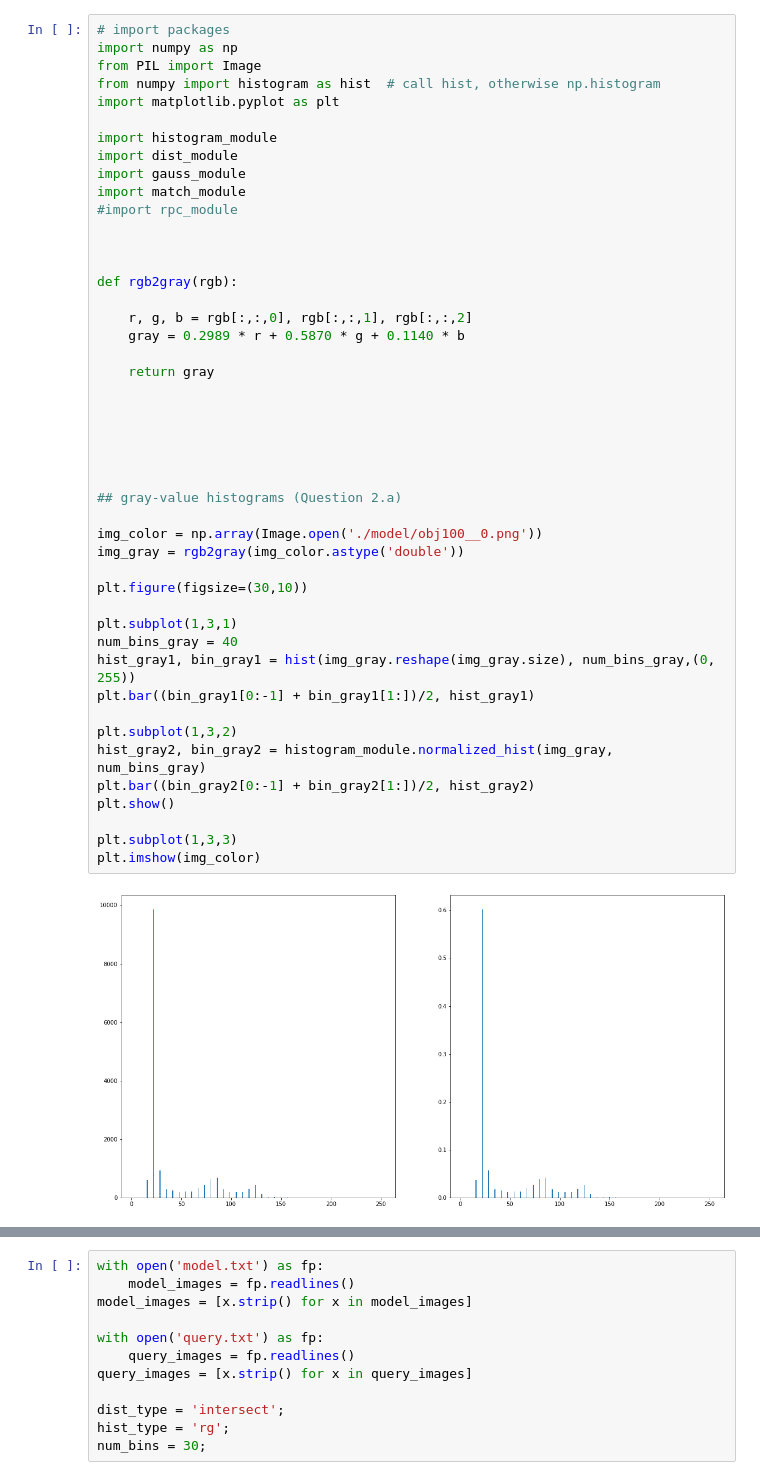
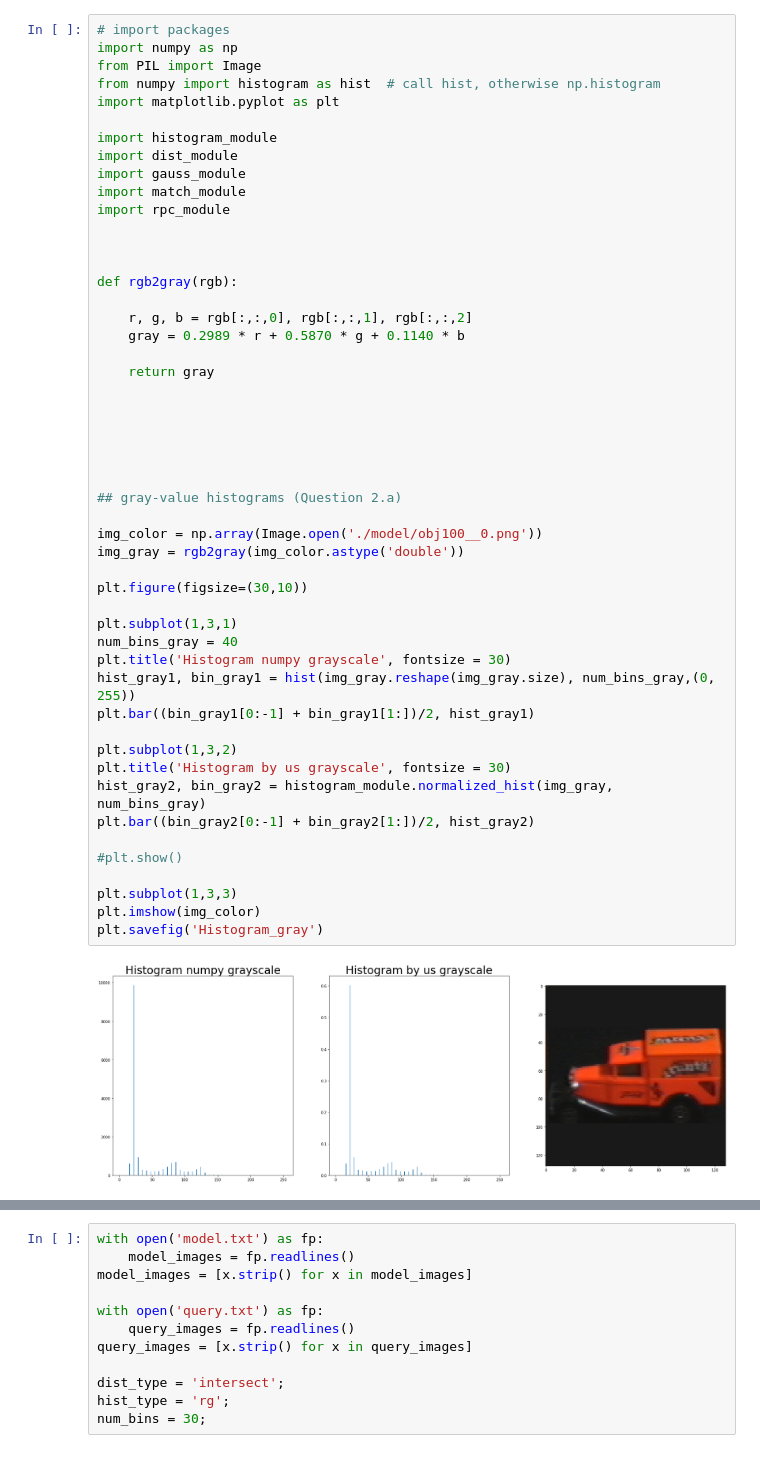
Before and after one commit to lorenzoloretucci/AML-HW1, a Jupyter notebook: Part2.ipynb, the cells around one changed output, grey strips where cells are left out. Drawn from its saved outputs; the diff is of its cells as text.

```diff
--- a/Part2.ipynb
+++ b/Part2.ipynb
@@ -9,7 +9,7 @@ import histogram_module
 import dist_module
 import gauss_module
 import match_module
-#import rpc_module
+import rpc_module
 
 
 
@@ -17,32 +17,36 @@ def rgb2gray(rgb):
 
     r, g, b = rgb[:,:,0], rgb[:,:,1], rgb[:,:,2]
     gray = 0.2989 * r + 0.5870 * g + 0.1140 * b
 
     return gray
 
 
 
 
 
 
 ## gray-value histograms (Question 2.a)
 
 img_color = np.array(Image.open('./model/obj100__0.png'))
 img_gray = rgb2gray(img_color.astype('double'))
 
 plt.figure(figsize=(30,10))
 
 plt.subplot(1,3,1)
 num_bins_gray = 40
+plt.title('Histogram numpy grayscale', fontsize = 30)
 hist_gray1, bin_gray1 = hist(img_gray.reshape(img_gray.size), num_bins_gray,(0, 255))
 plt.bar((bin_gray1[0:-1] + bin_gray1[1:])/2, hist_gray1)
 
 plt.subplot(1,3,2)
+plt.title('Histogram by us grayscale', fontsize = 30)
 hist_gray2, bin_gray2 = histogram_module.normalized_hist(img_gray, num_bins_gray)
 plt.bar((bin_gray2[0:-1] + bin_gray2[1:])/2, hist_gray2)
-plt.show()
+
+#plt.show()
 
 plt.subplot(1,3,3)
 plt.imshow(img_color)
+plt.savefig('Histogram_gray')
 # %% [output]
-[figure, old version]
+[figure, new version]
```
Also changed, not shown: parts of 10 cells of this notebook.
